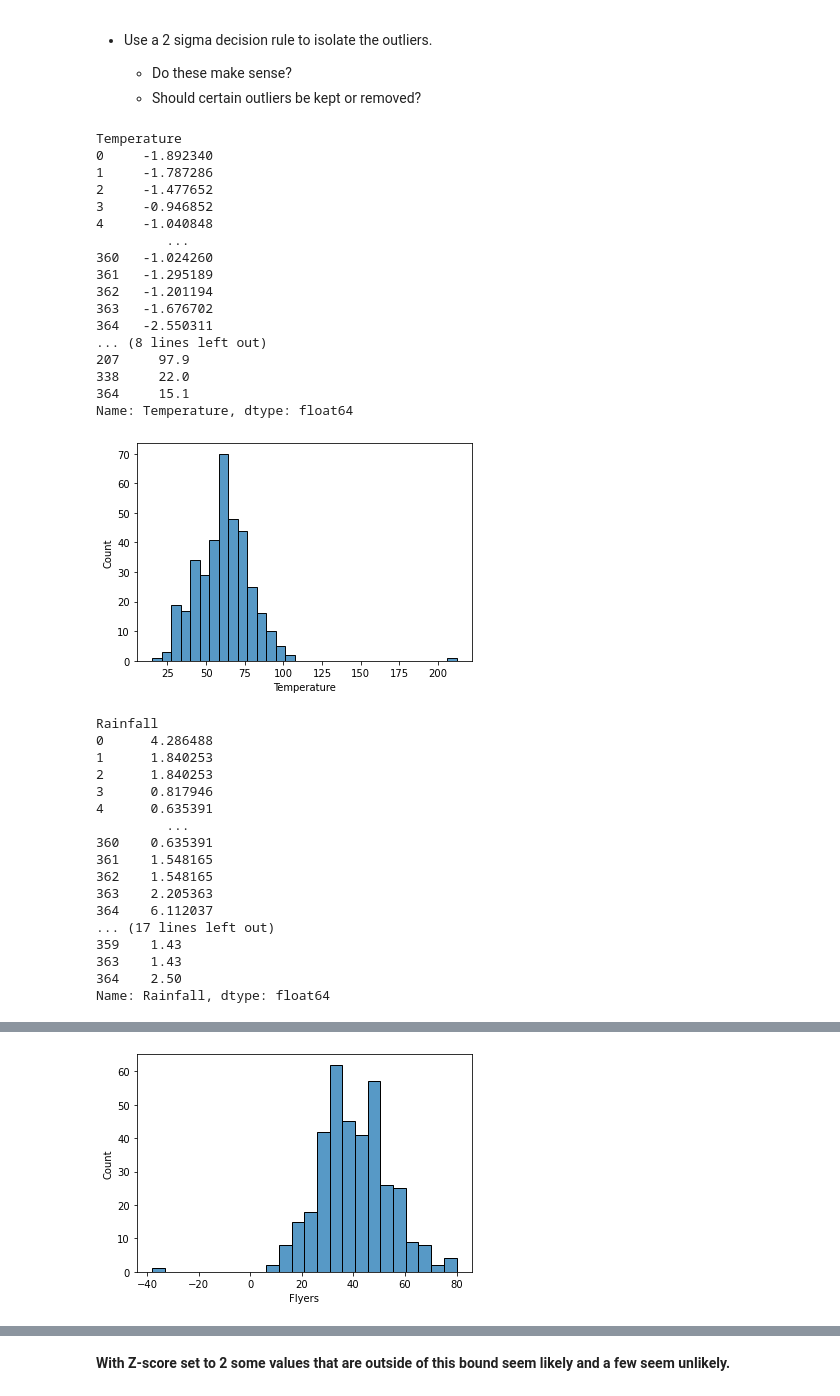
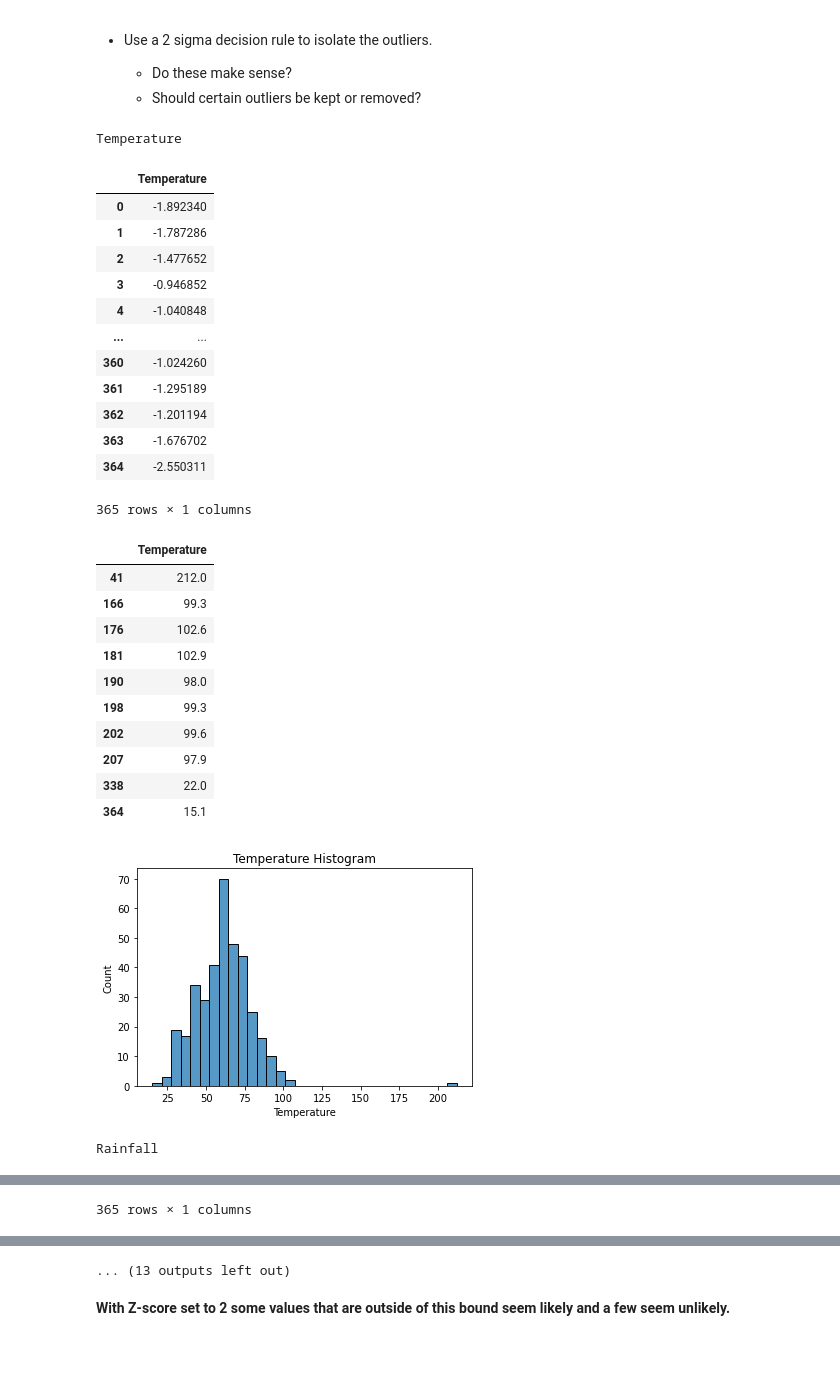
Before and after one commit to Yvette-Ibarra/anomaly-detection-exercises, a Jupyter notebook: continuous_probabilistic_methods.ipynb, the cells around one changed output, grey strips where cells are left out. Drawn from its saved outputs; the diff is of its cells as text; code cells hidden in the pictures; blank space fills up the shorter version.

Commit message:
update z-score

```diff
--- a/continuous_probabilistic_methods.ipynb
+++ b/continuous_probabilistic_methods.ipynb
@@ -281,46 +281,39 @@ x[zscores.abs() >= 3]
 # %%
 # Z scores greater than 2
 for col in columns:
     print(col)
     z_scores = (df[col] - df[col].mean()) / df[col].std()
-    print(z_scores)
+    display(pd.DataFrame(z_scores))
     df['zscores'] = z_scores
-    print(df[col][df['zscores'].abs() >= 2])
+    display(pd.DataFrame(df[df['zscores'].abs() >=2][col]))
     sns.histplot(df[col])
+    plt.title(f'{col} Histogram' )
     plt.show();
 # %% [output]
 Temperature
-0     -1.892340
-1     -1.787286
-2     -1.477652
-3     -0.946852
-4     -1.040848
-         ...
-360   -1.024260
-361   -1.295189
-362   -1.201194
-363   -1.676702
-364   -2.550311
-... (8 lines left out)
-207     97.9
-338     22.0
-364     15.1
-Name: Temperature, dtype: float64
+|  | Temperature |
+| 0 | -1.892340 |
+| 1 | -1.787286 |
+| 2 | -1.477652 |
+| 3 | -0.946852 |
+| 4 | -1.040848 |
+| ... | ... |
+| 360 | -1.024260 |
+| 361 | -1.295189 |
+| 362 | -1.201194 |
+| 363 | -1.676702 |
+| 364 | -2.550311 |
+365 rows × 1 columns
+|  | Temperature |
+| 41 | 212.0 |
+| 166 | 99.3 |
+| 176 | 102.6 |
+| 181 | 102.9 |
+| 190 | 98.0 |
+| 198 | 99.3 |
+| 202 | 99.6 |
+| 207 | 97.9 |
+| 338 | 22.0 |
+| 364 | 15.1 |
-[figure, old version]
+[figure, new version]
-Rainfall
-0      4.286488
-1      1.840253
-2      1.840253
-3      0.817946
-4      0.635391
-         ...
-360    0.635391
-361    1.548165
-362    1.548165
-363    2.205363
-364    6.112037
-... (17 lines left out)
-359    1.43
-363    1.43
-364    2.50
-Name: Rainfall, dtype: float64
+Rainfall
@@ -326,0 +332 @@ Name: Rainfall, dtype: float64
+365 rows × 1 columns
@@ -345 +350,0 @@ Name: Flyers, dtype: int64
-[figure, removed]
@@ -380,3 +364,4 @@ Name: Sales, dtype: int64
+... (13 outputs left out)
 # %% [markdown]
 **With Z-score set to 2 some values that are outside of this bound seem likely and a few seem unlikely.**
 # %% [markdown]
```
Also changed, not shown: parts of 2 cells of this notebook.
